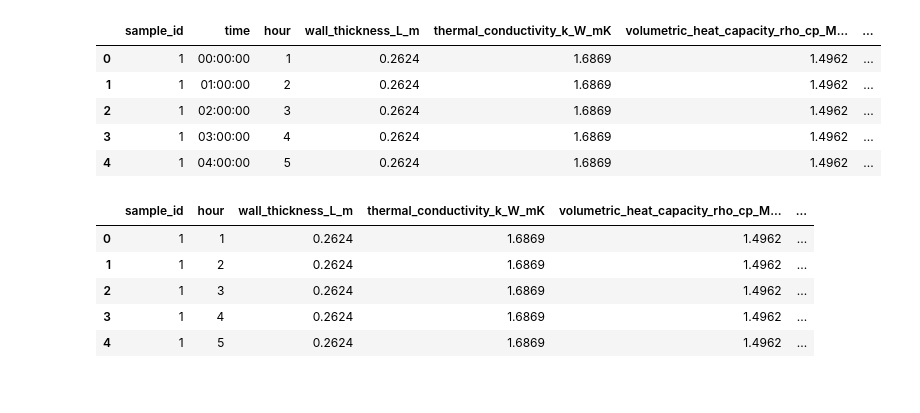
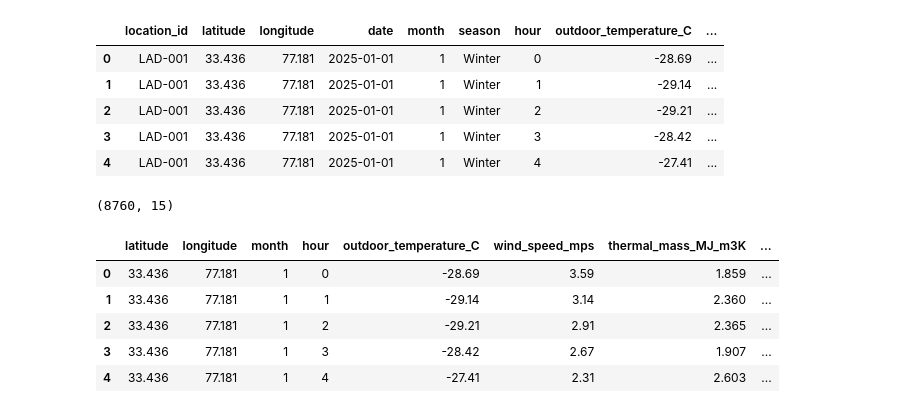
Before and after one commit to Sayak-coder/SIH_26051, a Jupyter notebook: indoor_temp_prediction.ipynb, the cells around one changed output. Cells and saved outputs as stored; diff of their text form; code cells hidden in the pictures.

```diff
--- a/indoor_temp_prediction.ipynb
+++ b/indoor_temp_prediction.ipynb
@@ -4,22 +4,26 @@
 import pandas as pd
 import numpy as np
 # %%
-df=pd.read_csv('/content/trombe_wall_dataset_categorized.csv')
+df=pd.read_csv('/content/ladakh_indoor_temperature_ml_dataset.csv')
 df.head()
 # %% [output]
-|  | sample_id | time | hour | wall_thickness_L_m | thermal_conductivity_k_W_mK | volumetric_heat_capacity_rho_cp_M... | ... |
-| 0 | 1 | 00:00:00 | 1 | 0.2624 | 1.6869 | 1.4962 | ... |
-| 1 | 1 | 01:00:00 | 2 | 0.2624 | 1.6869 | 1.4962 | ... |
-| 2 | 1 | 02:00:00 | 3 | 0.2624 | 1.6869 | 1.4962 | ... |
-| 3 | 1 | 03:00:00 | 4 | 0.2624 | 1.6869 | 1.4962 | ... |
-| 4 | 1 | 04:00:00 | 5 | 0.2624 | 1.6869 | 1.4962 | ... |
+|  | location_id | latitude | longitude | date | month | season | hour | outdoor_temperature_C | ... |
+| 0 | LAD-001 | 33.436 | 77.181 | 2025-01-01 | 1 | Winter | 0 | -28.69 | ... |
+| 1 | LAD-001 | 33.436 | 77.181 | 2025-01-01 | 1 | Winter | 1 | -29.14 | ... |
+| 2 | LAD-001 | 33.436 | 77.181 | 2025-01-01 | 1 | Winter | 2 | -29.21 | ... |
+| 3 | LAD-001 | 33.436 | 77.181 | 2025-01-01 | 1 | Winter | 3 | -28.42 | ... |
+| 4 | LAD-001 | 33.436 | 77.181 | 2025-01-01 | 1 | Winter | 4 | -27.41 | ... |
+# %%
+df.shape
+# %% [output]
+(8760, 15)
 # %%
-df=df.drop(['time','best_structure','material'],axis=1)
+df = df.drop(['location_id', 'date', 'season'], axis=1)
 df.head()
 # %% [output]
-|  | sample_id | hour | wall_thickness_L_m | thermal_conductivity_k_W_mK | volumetric_heat_capacity_rho_cp_M... | ... |
-| 0 | 1 | 1 | 0.2624 | 1.6869 | 1.4962 | ... |
-| 1 | 1 | 2 | 0.2624 | 1.6869 | 1.4962 | ... |
-| 2 | 1 | 3 | 0.2624 | 1.6869 | 1.4962 | ... |
-| 3 | 1 | 4 | 0.2624 | 1.6869 | 1.4962 | ... |
-| 4 | 1 | 5 | 0.2624 | 1.6869 | 1.4962 | ... |
+|  | latitude | longitude | month | hour | outdoor_temperature_C | wind_speed_mps | thermal_mass_MJ_m3K | ... |
+| 0 | 33.436 | 77.181 | 1 | 0 | -28.69 | 3.59 | 1.859 | ... |
+| 1 | 33.436 | 77.181 | 1 | 1 | -29.14 | 3.14 | 2.360 | ... |
+| 2 | 33.436 | 77.181 | 1 | 2 | -29.21 | 2.91 | 2.365 | ... |
+| 3 | 33.436 | 77.181 | 1 | 3 | -28.42 | 2.67 | 1.907 | ... |
+| 4 | 33.436 | 77.181 | 1 | 4 | -27.41 | 2.31 | 2.603 | ... |
```
Also changed, not shown: parts of 14 cells of this notebook.
